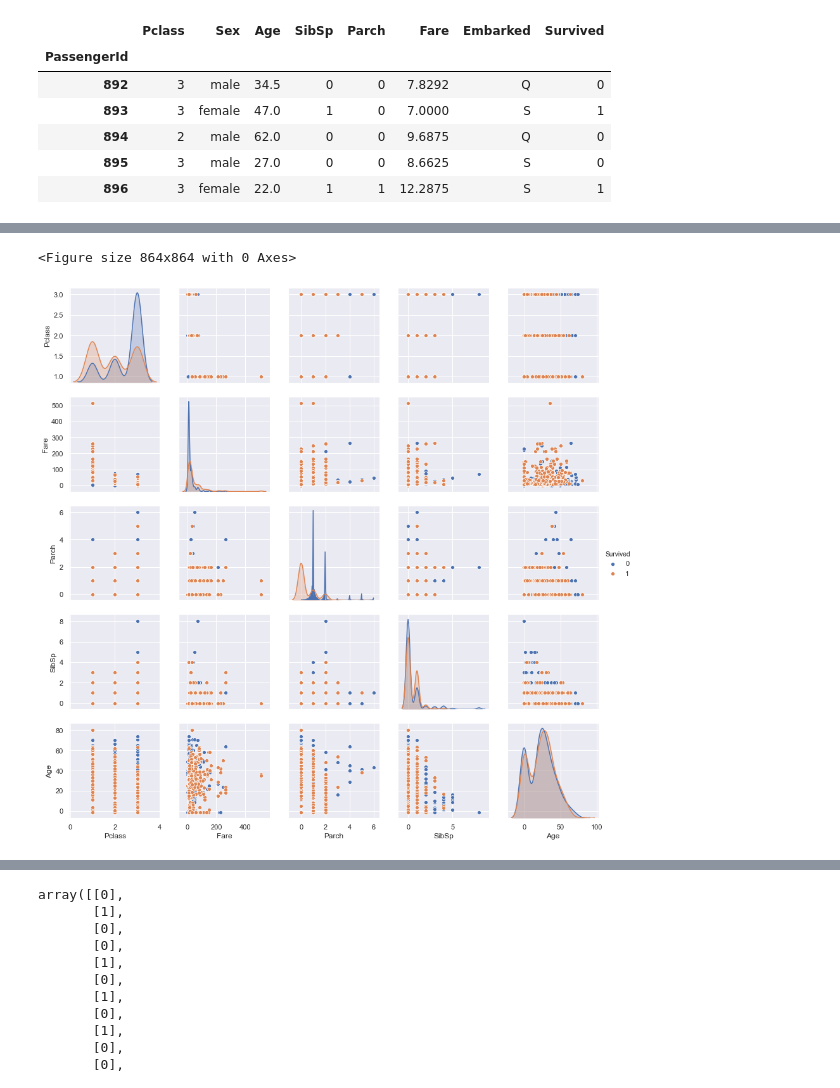
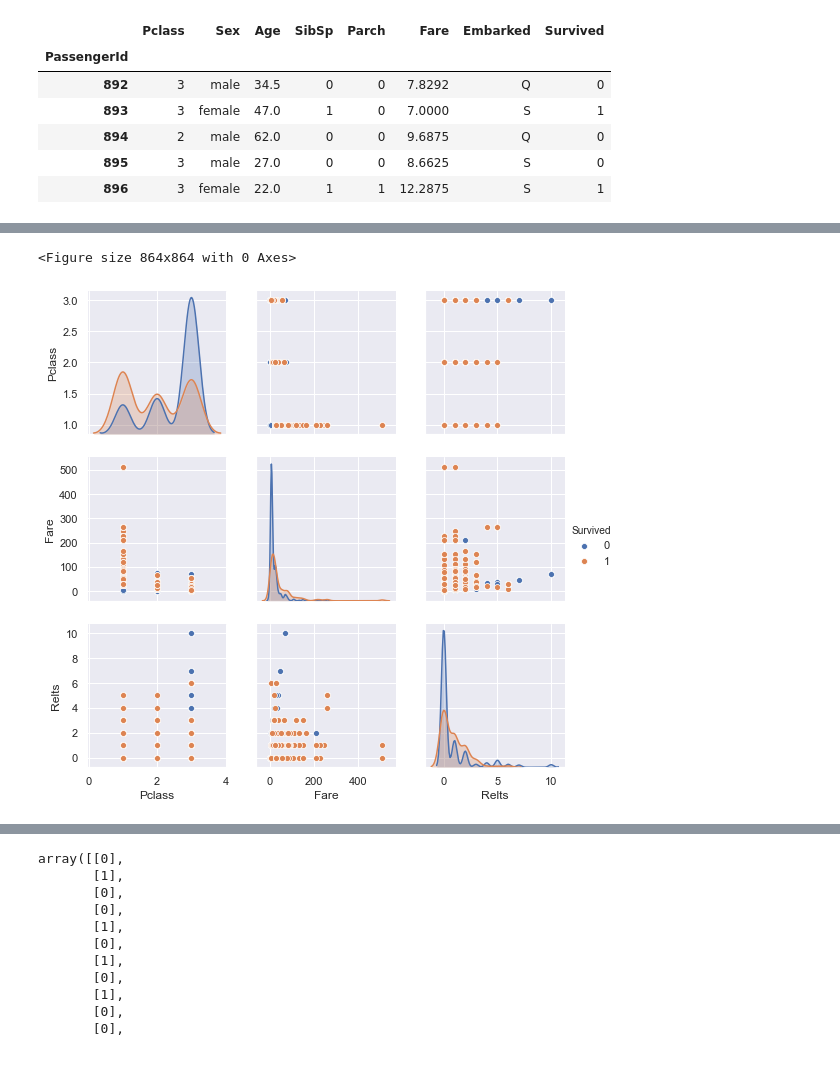
Before and after one commit to meghdeepj/data-sci, a Jupyter notebook: MJ_Titanic_Age_Bins.ipynb, the cells around one changed output, grey strips where cells are left out. Saved outputs shown, nothing was run; the diff lists cells and outputs as text; code cells hidden in the pictures.

```diff
--- a/MJ_Titanic_Age_Bins.ipynb
+++ b/MJ_Titanic_Age_Bins.ipynb
@@ -110,0 +121,8 @@ data_drop_test.Fare.fillna(data_drop_train.Fare.median(), inplace=True)
+# %%
+data_drop_train.age_bin = data_drop_train.age_bin.astype(str)
+data_drop_test.age_bin = data_drop_test.age_bin.astype(str)
+# %%
+data_drop_train.loc[(data_drop_train['age_bin'] == '(20, 40]'), 'age_bin'] = 'Y'
+data_drop_train.loc[(data_drop_train['age_bin'] == '(40, 60]'), 'age_bin'] = 'M'
+data_drop_train.loc[(data_drop_train['age_bin'] == '(0, 20]'), 'age_bin'] = 'C'
+data_drop_train.loc[(data_drop_train['age_bin'] == '(60, 100]'), 'age_bin'] = 'S'
@@ -110,0 +134,6 @@ data_drop_test.Fare.fillna(data_drop_train.Fare.median(), inplace=True)
+# %%
+data_drop_train['Relts']= data_drop_train['SibSp']+data_drop_train['Parch']
+data_drop_test['Relts']= data_drop_test['SibSp']+data_drop_test['Parch']
+# %%
+data_drop_test = data_drop_test.drop(['Age','SibSp','Parch'], axis = 1)
+data_drop_train = data_drop_train.drop(['Age','SibSp','Parch'], axis = 1)
@@ -111,10 +170,10 @@ data_drop_test.Fare.fillna(data_drop_train.Fare.median(), inplace=True)
 # %%
 plt.figure(figsize=(12,12))
-sns.pairplot(data_drop_train, hue='Survived', vars=['Pclass', 'Fare', 'Parch', 'SibSp','Age'])
+sns.pairplot(data_drop_train, hue='Survived', vars=['Pclass', 'Fare', 'Relts'])
 plt.show()
 # %% [output]
 <Figure size 864x864 with 0 Axes>
-[figure, old version]
+[figure, new version]
 # %%
 #_, bins = np.histogram(data_drop_train["Pclass"])
 #g = sns.FacetGrid(data_drop_train, hue="Survived")
```
Also changed, not shown: parts of 24 cells of this notebook, 4 other files.
